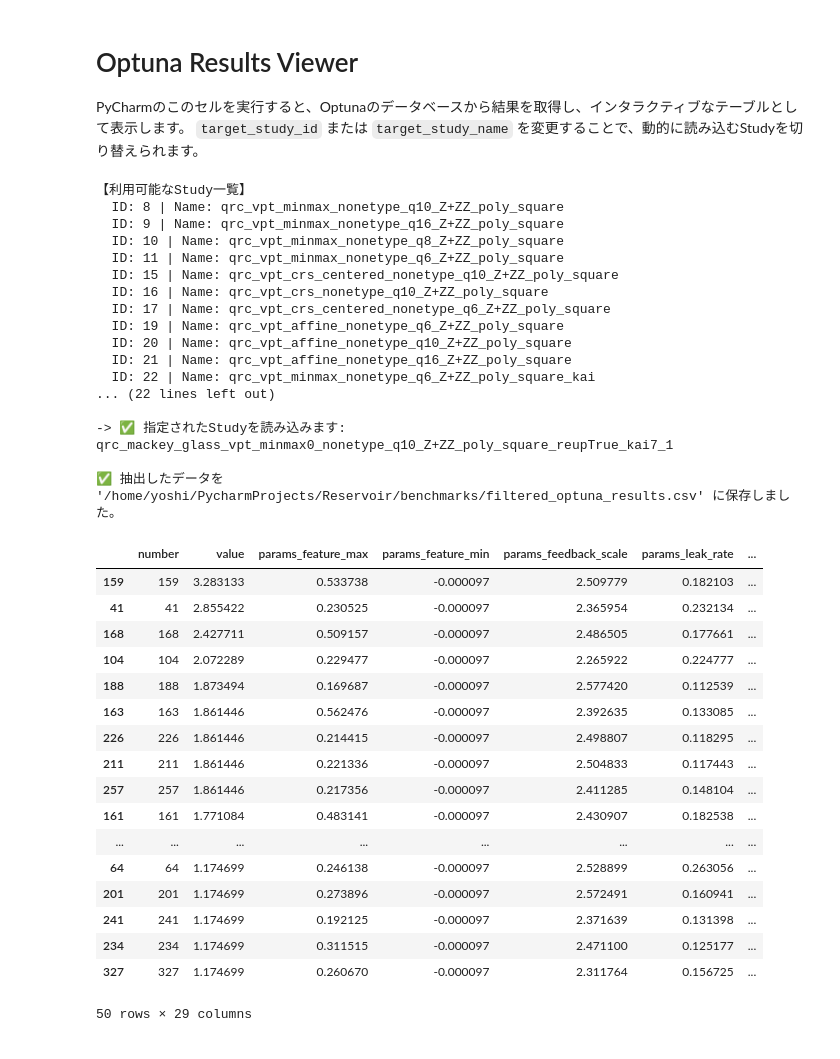
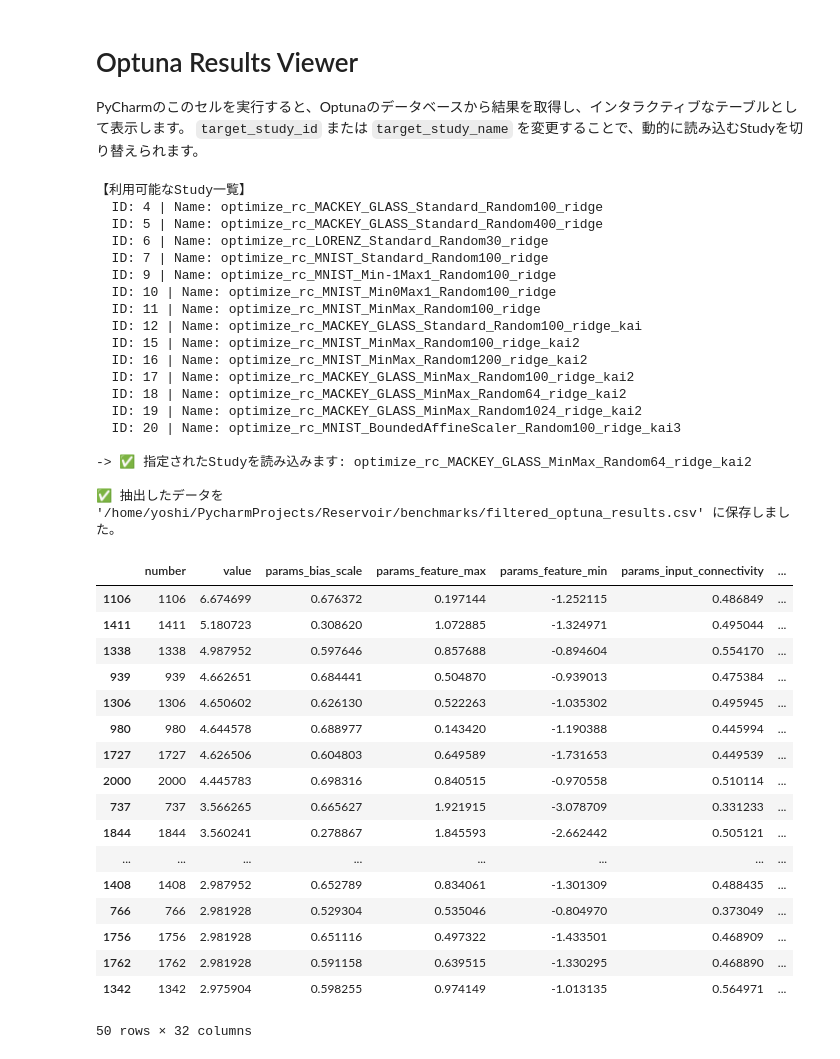
Before and after one commit to Yoshiyuki-F/Reservoir_Computing, a Jupyter notebook: benchmarks/view_optuna_results.ipynb, the cells around one changed output. Cells and saved outputs as stored; diff of their text form; code cells hidden in the pictures.

```diff
--- a/benchmarks/view_optuna_results.ipynb
+++ b/benchmarks/view_optuna_results.ipynb
@@ -10,10 +10,10 @@ import sqlite3
 # ==========================================
 # 設定: ここを書き換えて動的にStudyを指定します
 # ==========================================
-db_path = "optuna_qrc_nonetype.db"
+db_path = "optimize_rc.db"
 
 # Studyの指定方法（どちらかを使用。両方Noneなら一番最新を取得します）
-target_study_id = 51    # 例: 1 (データベース内のIDで指定する場合)
+target_study_id = 18    # 例: 1 (データベース内のIDで指定する場合)
 target_study_name = None  # 例: "qrc_lorenz_vpt..." (名前で指定する場合)
 
 # フィルタリング設定: value（VPTなど）がこの値以上の行のみ表示します
@@ -72,62 +72,64 @@ else:
     df = study.trials_dataframe()
 
     # 見やすいようにフォーマット（COMPLETEのみ抽出し、VPTで降順ソート）
     if 'state' in df.columns:
         df = df[df['state'] == 'COMPLETE']
     if 'value' in df.columns:
         # 指定された閾値以上のものだけをフィルタリング
         if min_value_threshold is not None:
             df = df[df['value'] >= min_value_threshold]
         df = df.sort_values(by='value', ascending=False)
 
     # 不要な列を隠して見やすくする（datetime等）
     drop_cols = [c for c in df.columns if c.startswith('datetime_') or c.startswith('duration')]
     df_view = df.drop(columns=drop_cols)
 
     # 必要な列を抽出してCSVに保存
     import os
-    export_cols = ['value', 'params_feature_max', 'params_feedback_scale', 'params_leak_rate']
+    export_cols = ['value', 'params_feature_max', 'params_feedback_scale', 'params_leak_rate', 'params_relative_shift', 'params_scale', 'params_n_layers']
     valid_export_cols = [c for c in export_cols if c in df_view.columns]
     if valid_export_cols:
         out_path = os.path.join("/home/yoshi/PycharmProjects/Reservoir/benchmarks", "filtered_optuna_results.csv")
         df_view[valid_export_cols].to_csv(out_path, index=False)
         print(f"\n✅ 抽出したデータを '{out_path}' に保存しました。")
 
 # DataFrameを表示（PyCharmが綺麗なテーブルでレンダリングします）
 df_view.head(50)
 # %% [output]
 【利用可能なStudy一覧】
-  ID: 8 | Name: qrc_vpt_minmax_nonetype_q10_Z+ZZ_poly_square
-  ID: 9 | Name: qrc_vpt_minmax_nonetype_q16_Z+ZZ_poly_square
-  ID: 10 | Name: qrc_vpt_minmax_nonetype_q8_Z+ZZ_poly_square
-  ID: 11 | Name: qrc_vpt_minmax_nonetype_q6_Z+ZZ_poly_square
-  ID: 15 | Name: qrc_vpt_crs_centered_nonetype_q10_Z+ZZ_poly_square
-  ID: 16 | Name: qrc_vpt_crs_nonetype_q10_Z+ZZ_poly_square
-  ID: 17 | Name: qrc_vpt_crs_centered_nonetype_q6_Z+ZZ_poly_square
-  ID: 19 | Name: qrc_vpt_affine_nonetype_q6_Z+ZZ_poly_square
-  ID: 20 | Name: qrc_vpt_affine_nonetype_q10_Z+ZZ_poly_square
-  ID: 21 | Name: qrc_vpt_affine_nonetype_q16_Z+ZZ_poly_square
-  ID: 22 | Name: qrc_vpt_minmax_nonetype_q6_Z+ZZ_poly_square_kai
-... (22 lines left out)
+  ID: 4 | Name: optimize_rc_MACKEY_GLASS_Standard_Random100_ridge
+  ID: 5 | Name: optimize_rc_MACKEY_GLASS_Standard_Random400_ridge
+  ID: 6 | Name: optimize_rc_LORENZ_Standard_Random30_ridge
+  ID: 7 | Name: optimize_rc_MNIST_Standard_Random100_ridge
+  ID: 9 | Name: optimize_rc_MNIST_Min-1Max1_Random100_ridge
+  ID: 10 | Name: optimize_rc_MNIST_Min0Max1_Random100_ridge
+  ID: 11 | Name: optimize_rc_MNIST_MinMax_Random100_ridge
+  ID: 12 | Name: optimize_rc_MACKEY_GLASS_Standard_Random100_ridge_kai
+  ID: 15 | Name: optimize_rc_MNIST_MinMax_Random100_ridge_kai2
+  ID: 16 | Name: optimize_rc_MNIST_MinMax_Random1200_ridge_kai2
+  ID: 17 | Name: optimize_rc_MACKEY_GLASS_MinMax_Random100_ridge_kai2
+  ID: 18 | Name: optimize_rc_MACKEY_GLASS_MinMax_Random64_ridge_kai2
+  ID: 19 | Name: optimize_rc_MACKEY_GLASS_MinMax_Random1024_ridge_kai2
+  ID: 20 | Name: optimize_rc_MNIST_BoundedAffineScaler_Random100_ridge_kai3
 
--> ✅ 指定されたStudyを読み込みます: qrc_mackey_glass_vpt_minmax0_nonetype_q10_Z+ZZ_poly_square_reupTrue_kai7_1
+-> ✅ 指定されたStudyを読み込みます: optimize_rc_MACKEY_GLASS_MinMax_Random64_ridge_kai2
 
 ✅ 抽出したデータを '/home/yoshi/PycharmProjects/Reservoir/benchmarks/filtered_optuna_results.csv' に保存しました。
-|  | number | value | params_feature_max | params_feature_min | params_feedback_scale | params_leak_rate | ... |
-| 159 | 159 | 3.283133 | 0.533738 | -0.000097 | 2.509779 | 0.182103 | ... |
-| 41 | 41 | 2.855422 | 0.230525 | -0.000097 | 2.365954 | 0.232134 | ... |
-| 168 | 168 | 2.427711 | 0.509157 | -0.000097 | 2.486505 | 0.177661 | ... |
-| 104 | 104 | 2.072289 | 0.229477 | -0.000097 | 2.265922 | 0.224777 | ... |
-| 188 | 188 | 1.873494 | 0.169687 | -0.000097 | 2.577420 | 0.112539 | ... |
-| 163 | 163 | 1.861446 | 0.562476 | -0.000097 | 2.392635 | 0.133085 | ... |
-| 226 | 226 | 1.861446 | 0.214415 | -0.000097 | 2.498807 | 0.118295 | ... |
-| 211 | 211 | 1.861446 | 0.221336 | -0.000097 | 2.504833 | 0.117443 | ... |
-| 257 | 257 | 1.861446 | 0.217356 | -0.000097 | 2.411285 | 0.148104 | ... |
-| 161 | 161 | 1.771084 | 0.483141 | -0.000097 | 2.430907 | 0.182538 | ... |
+|  | number | value | params_bias_scale | params_feature_max | params_feature_min | params_input_connectivity | ... |
+| 1106 | 1106 | 6.674699 | 0.676372 | 0.197144 | -1.252115 | 0.486849 | ... |
+| 1411 | 1411 | 5.180723 | 0.308620 | 1.072885 | -1.324971 | 0.495044 | ... |
+| 1338 | 1338 | 4.987952 | 0.597646 | 0.857688 | -0.894604 | 0.554170 | ... |
+| 939 | 939 | 4.662651 | 0.684441 | 0.504870 | -0.939013 | 0.475384 | ... |
+| 1306 | 1306 | 4.650602 | 0.626130 | 0.522263 | -1.035302 | 0.495945 | ... |
+| 980 | 980 | 4.644578 | 0.688977 | 0.143420 | -1.190388 | 0.445994 | ... |
+| 1727 | 1727 | 4.626506 | 0.604803 | 0.649589 | -1.731653 | 0.449539 | ... |
+| 2000 | 2000 | 4.445783 | 0.698316 | 0.840515 | -0.970558 | 0.510114 | ... |
+| 737 | 737 | 3.566265 | 0.665627 | 1.921915 | -3.078709 | 0.331233 | ... |
+| 1844 | 1844 | 3.560241 | 0.278867 | 1.845593 | -2.662442 | 0.505121 | ... |
 | ... | ... | ... | ... | ... | ... | ... | ... |
-| 64 | 64 | 1.174699 | 0.246138 | -0.000097 | 2.528899 | 0.263056 | ... |
-| 201 | 201 | 1.174699 | 0.273896 | -0.000097 | 2.572491 | 0.160941 | ... |
-| 241 | 241 | 1.174699 | 0.192125 | -0.000097 | 2.371639 | 0.131398 | ... |
-| 234 | 234 | 1.174699 | 0.311515 | -0.000097 | 2.471100 | 0.125177 | ... |
-| 327 | 327 | 1.174699 | 0.260670 | -0.000097 | 2.311764 | 0.156725 | ... |
+| 1408 | 1408 | 2.987952 | 0.652789 | 0.834061 | -1.301309 | 0.488435 | ... |
+| 766 | 766 | 2.981928 | 0.529304 | 0.535046 | -0.804970 | 0.373049 | ... |
+| 1756 | 1756 | 2.981928 | 0.651116 | 0.497322 | -1.433501 | 0.468909 | ... |
+| 1762 | 1762 | 2.981928 | 0.591158 | 0.639515 | -1.330295 | 0.468890 | ... |
+| 1342 | 1342 | 2.975904 | 0.598255 | 0.974149 | -1.013135 | 0.564971 | ... |
-50 rows × 29 columns
+50 rows × 32 columns
```
Also changed, not shown: 5 other files.
